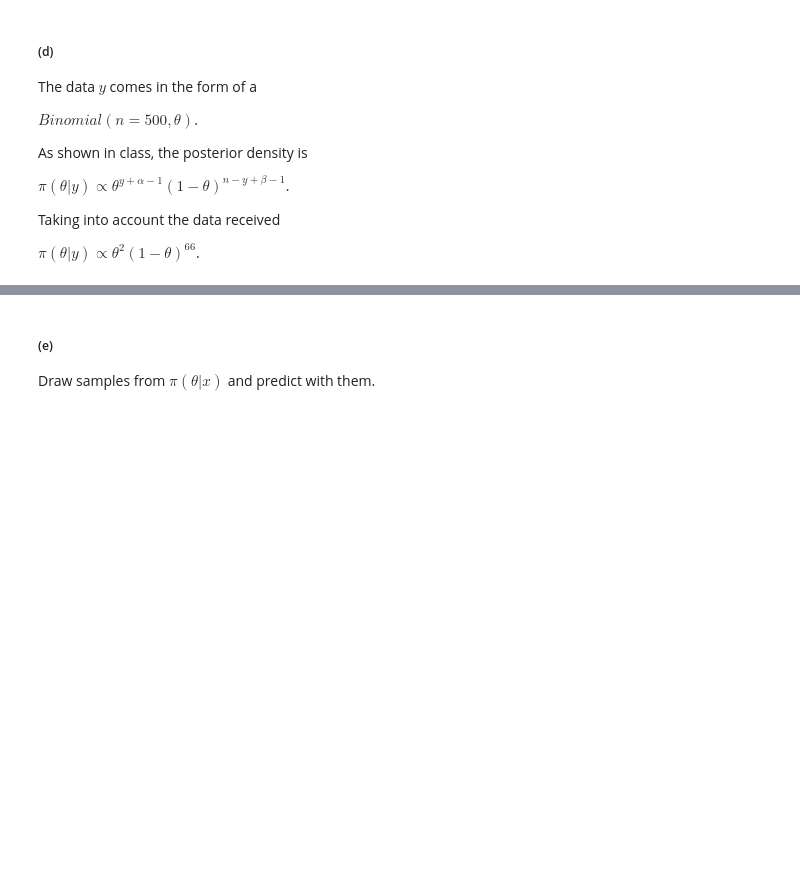
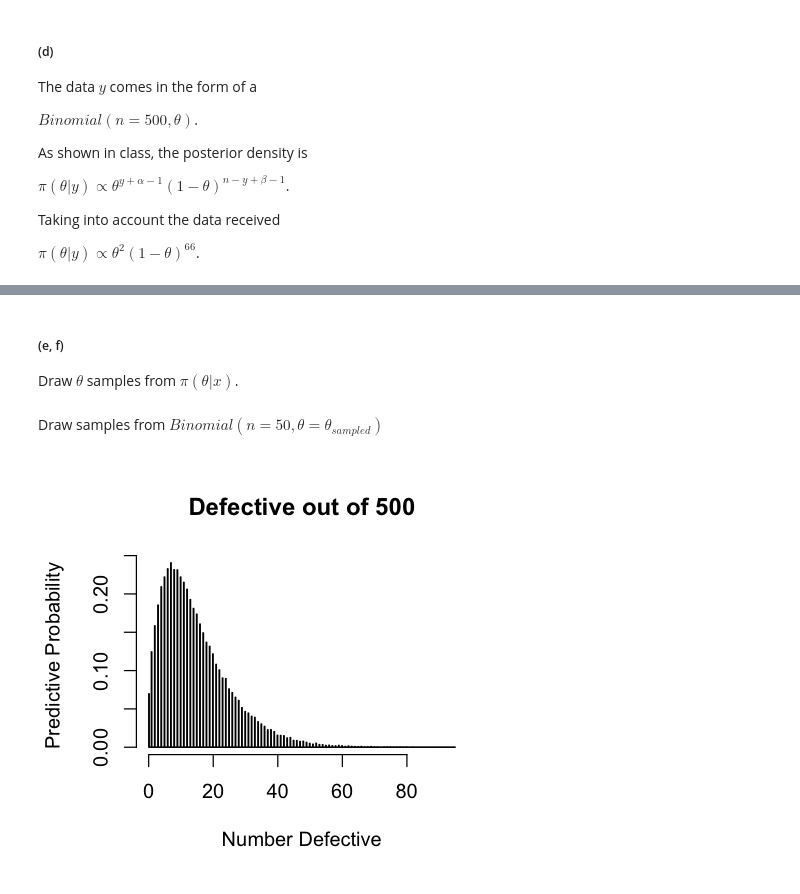
Before and after one commit to nkvarberg/Bayesian-Homeworks, a Jupyter notebook: Bayesian HW1.ipynb, the cells around one changed output, grey strips where cells are left out. Cells and saved outputs as stored; diff of their text form; code cells hidden in the pictures; blank space fills up the shorter version.

```diff
--- a/Bayesian HW1.ipynb
+++ b/Bayesian HW1.ipynb
@@ -47,3 +47,17 @@ plot(xgrid, dens, type='l', main=expression(paste(theta,' posterior')))
 # %% [markdown]
-##### (e)
-Draw samples from $\pi(\theta|x)$ and predict with them.
+##### (e, f)
+Draw $\theta$ samples from $\pi(\theta|x)$.
+# %%
+num_samp   <- 100000
+theta_samp <- rbeta(num_samp, 2, 66)
+# %% [markdown]
+Draw samples from $Binomial(n=50, \theta=\theta_{sampled})$
+# %%
+bin_samp   <- rbinom(n=num_samp, size=500, prob=theta_samp)
+# %%
+hist(bin_samp, breaks=500, freq=F,
+     main='Defective out of 500',
+     xlab='Number Defective',
+     ylab='Predictive Probability')
+# %% [output]
+[figure, added]
```
Also changed, not shown: parts of 2 cells of this notebook.
